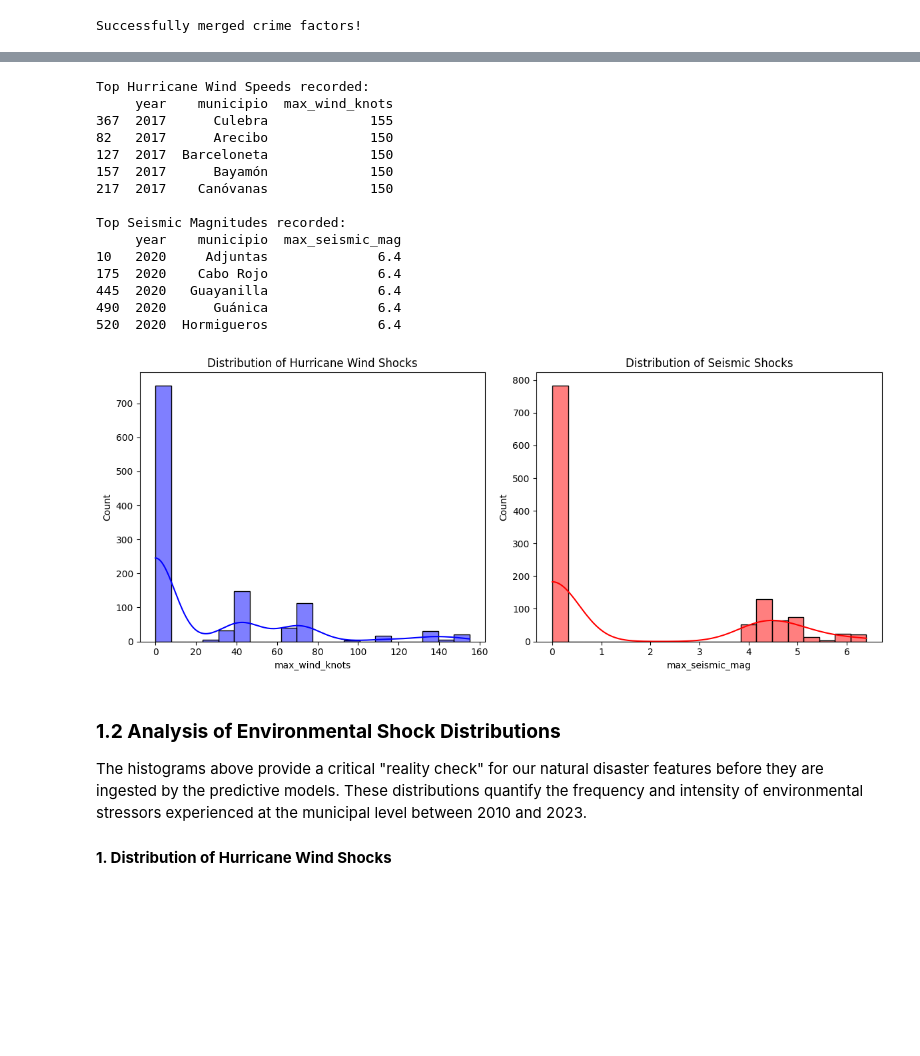
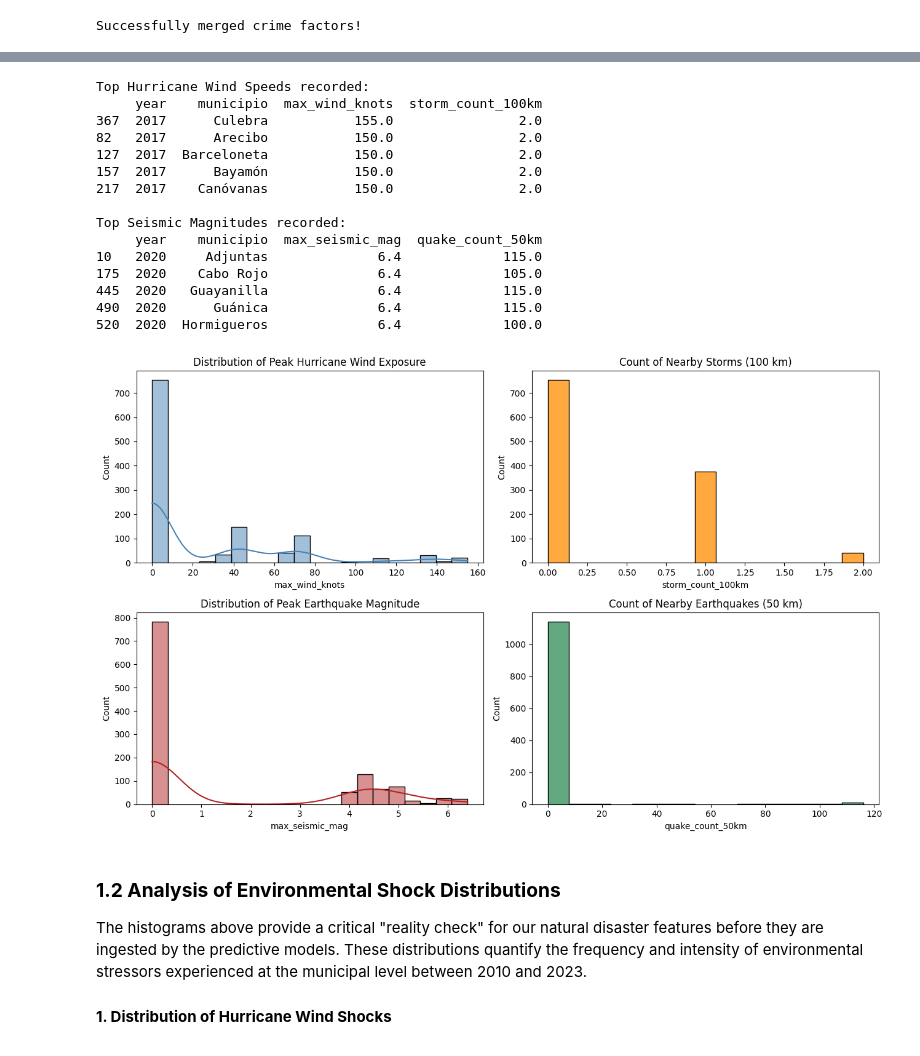
Before and after one commit to Venettov/CAPSTONE_DATA_SCIENCE_RIVERARUIZ, a Jupyter notebook: analysis/Phase1.ipynb, the cells around one changed output, grey strips where cells are left out. Drawn from its saved outputs; the diff is of its cells as text; code cells hidden in the pictures; blank space fills up the shorter version.

Commit message:
Update to Phase 1 improvind the hurricanes and earthquakes functions

```diff
--- a/analysis/Phase1.ipynb
+++ b/analysis/Phase1.ipynb
@@ -179,49 +353,51 @@ Shock features engineered successfully.
 # %%
-# --- CORRECTED SHOCK VERIFICATION ---
+
+# --- IMPROVED DISASTER FEATURE VERIFICATION ---
 import numpy as np
 import warnings
 
-# 1. Check top events
 print("Top Hurricane Wind Speeds recorded:")
-print(df.nlargest(5, 'max_wind_knots')[['year', 'municipio', 'max_wind_knots']])
+print(df.nlargest(5, 'max_wind_knots')[['year', 'municipio', 'max_wind_knots', 'storm_count_100km']])
 
 print("\nTop Seismic Magnitudes recorded:")
-print(df.nlargest(5, 'max_seismic_mag')[['year', 'municipio', 'max_seismic_mag']])
+print(df.nlargest(5, 'max_seismic_mag')[['year', 'municipio', 'max_seismic_mag', 'quake_count_50km']])
 
-# 2. Visualizing using the engineered 'df'
-# We wrap the plotting in a context manager to silence the benign matmul warnings
 with np.errstate(divide='ignore', over='ignore', invalid='ignore'):
     with warnings.catch_warnings():
         warnings.simplefilter("ignore")
-        plt.figure(figsize=(12, 5))
+        fig, axes = plt.subplots(2, 2, figsize=(13, 8))
 
-        plt.subplot(1, 2, 1)
-        sns.histplot(df['max_wind_knots'], bins=20, kde=True, color='blue')
-        plt.title('Distribution of Hurricane Wind Shocks')
+        sns.histplot(df['max_wind_knots'], bins=20, kde=True, color='steelblue', ax=axes[0, 0])
+        axes[0, 0].set_title('Distribution of Peak Hurricane Wind Exposure')
 
-        plt.subplot(1, 2, 2)
-        sns.histplot(df['max_seismic_mag'], bins=20, kde=True, color='red')
-        plt.title('Distribution of Seismic Shocks')
+        sns.histplot(df['storm_count_100km'], bins=15, kde=False, color='darkorange', ax=axes[0, 1])
+        axes[0, 1].set_title('Count of Nearby Storms (100 km)')
+
+        sns.histplot(df['max_seismic_mag'], bins=20, kde=True, color='firebrick', ax=axes[1, 0])
+        axes[1, 0].set_title('Distribution of Peak Earthquake Magnitude')
+
+        sns.histplot(df['quake_count_50km'], bins=15, kde=False, color='seagreen', ax=axes[1, 1])
+        axes[1, 1].set_title('Count of Nearby Earthquakes (50 km)')
 
         plt.tight_layout()
         plt.show()
 # %% [output]
 Top Hurricane Wind Speeds recorded:
-     year    municipio  max_wind_knots
-367  2017      Culebra             155
-82   2017      Arecibo             150
-127  2017  Barceloneta             150
-157  2017      Bayamón             150
-217  2017    Canóvanas             150
+     year    municipio  max_wind_knots  storm_count_100km
+367  2017      Culebra           155.0                2.0
+82   2017      Arecibo           150.0                2.0
+127  2017  Barceloneta           150.0                2.0
+157  2017      Bayamón           150.0                2.0
+217  2017    Canóvanas           150.0                2.0
 
 Top Seismic Magnitudes recorded:
-     year    municipio  max_seismic_mag
-10   2020     Adjuntas              6.4
-175  2020    Cabo Rojo              6.4
-445  2020   Guayanilla              6.4
-490  2020      Guánica              6.4
-520  2020  Hormigueros              6.4
+     year    municipio  max_seismic_mag  quake_count_50km
+10   2020     Adjuntas              6.4             115.0
+175  2020    Cabo Rojo              6.4             105.0
+445  2020   Guayanilla              6.4             115.0
+490  2020      Guánica              6.4             115.0
+520  2020  Hormigueros              6.4             100.0
-[figure, old version]
+[figure, new version]
 # %% [markdown]
 ### **1.2 Analysis of Environmental Shock Distributions**
 
```
Also changed, not shown: parts of 17 cells of this notebook.
